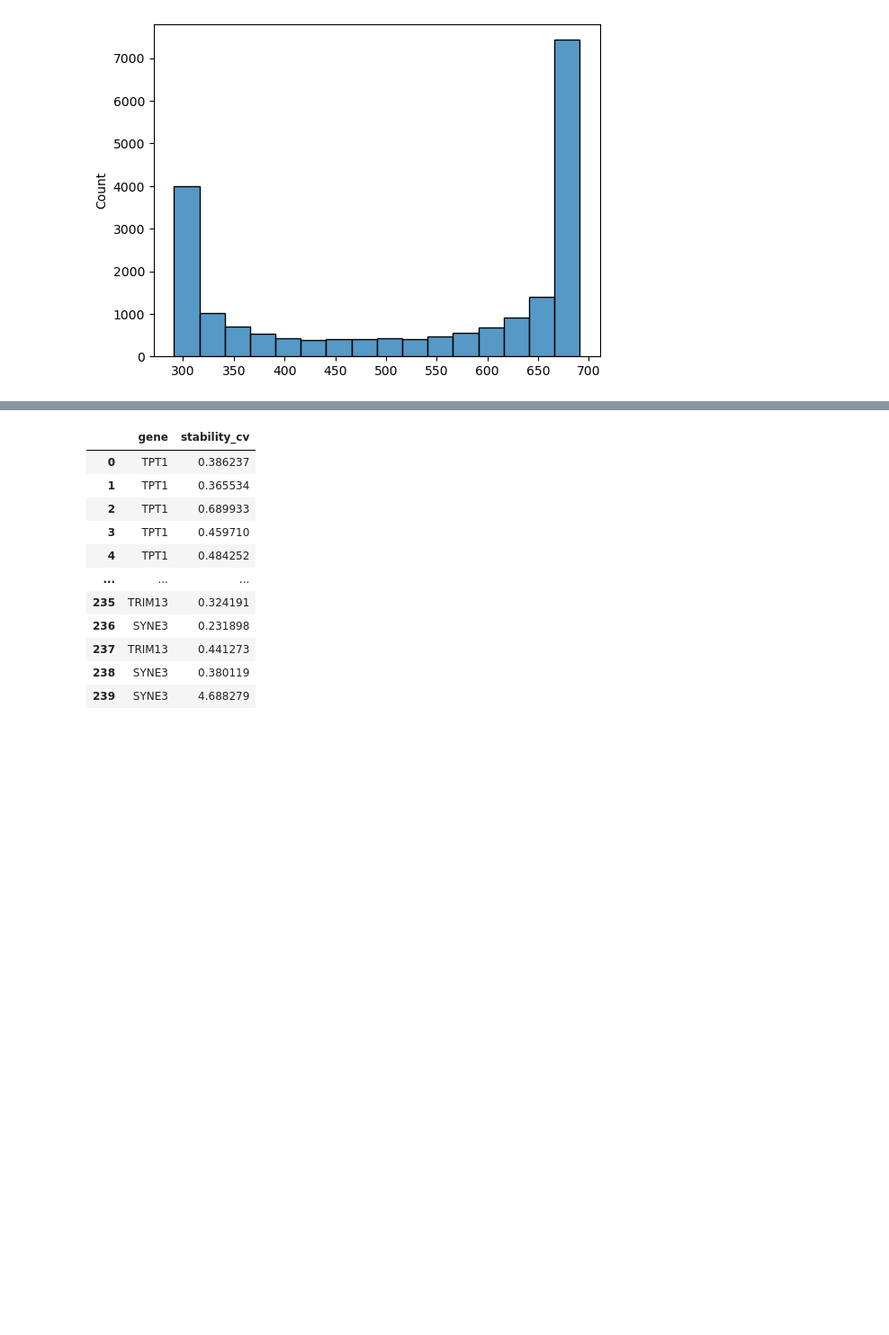
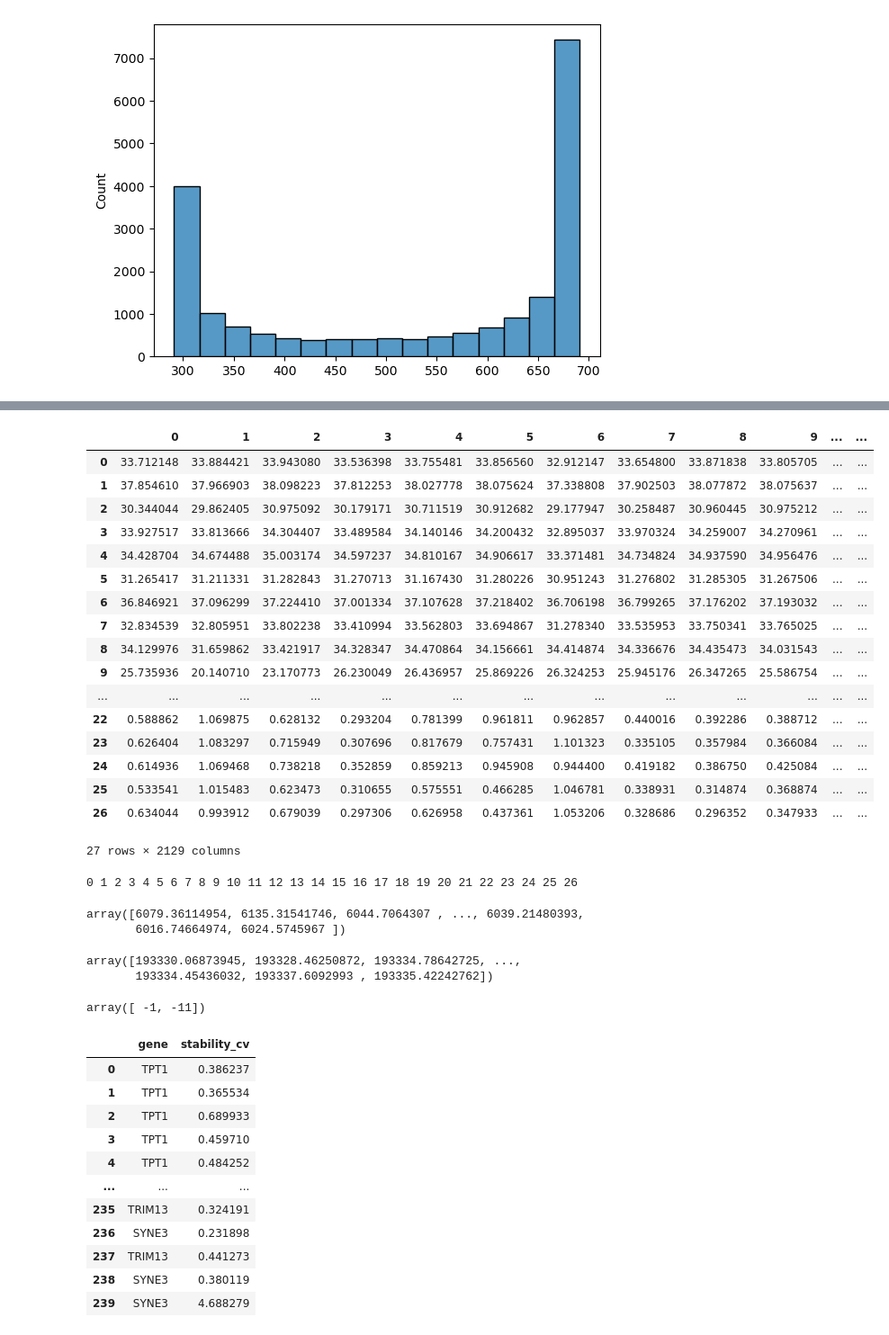
Before and after one commit to guilhermetabordaribas/housekeepingMinerPy, a Jupyter notebook: testing_pkg_hkgMiner.ipynb, the cells around one changed output, grey strips where cells are left out. Shown: that part at 90% size. Cells and saved outputs as stored; diff of their text form; code cells hidden in the pictures; blank space fills up the shorter version.

```diff
--- a/testing_pkg_hkgMiner.ipynb
+++ b/testing_pkg_hkgMiner.ipynb
@@ -94,3 +171,5 @@ import tempfile
 import itertools
 from scipy.spatial.distance import squareform
 from sklearn.metrics import pairwise_distances
+# %%
+adata = adata[:, :5]
@@ -97,3 +220,24 @@ from sklearn.metrics import pairwise_distances
+# %%
+(pd.DataFrame(df_std_) / pd.DataFrame(df_mean_))#.mean(axis=0).sort_values()
+# %% [output]
+|  | 0 | 1 | 2 | 3 | 4 | 5 | 6 | 7 | 8 | 9 | ... | ... |
+| 0 | 33.712148 | 33.884421 | 33.943080 | 33.536398 | 33.755481 | 33.856560 | 32.912147 | 33.654800 | 33.871838 | 33.805705 | ... | ... |
+| 1 | 37.854610 | 37.966903 | 38.098223 | 37.812253 | 38.027778 | 38.075624 | 37.338808 | 37.902503 | 38.077872 | 38.075637 | ... | ... |
+| 2 | 30.344044 | 29.862405 | 30.975092 | 30.179171 | 30.711519 | 30.912682 | 29.177947 | 30.258487 | 30.960445 | 30.975212 | ... | ... |
+| 3 | 33.927517 | 33.813666 | 34.304407 | 33.489584 | 34.140146 | 34.200432 | 32.895037 | 33.970324 | 34.259007 | 34.270961 | ... | ... |
+| 4 | 34.428704 | 34.674488 | 35.003174 | 34.597237 | 34.810167 | 34.906617 | 33.371481 | 34.734824 | 34.937590 | 34.956476 | ... | ... |
+| 5 | 31.265417 | 31.211331 | 31.282843 | 31.270713 | 31.167430 | 31.280226 | 30.951243 | 31.276802 | 31.285305 | 31.267506 | ... | ... |
+| 6 | 36.846921 | 37.096299 | 37.224410 | 37.001334 | 37.107628 | 37.218402 | 36.706198 | 36.799265 | 37.176202 | 37.193032 | ... | ... |
+| 7 | 32.834539 | 32.805951 | 33.802238 | 33.410994 | 33.562803 | 33.694867 | 31.278340 | 33.535953 | 33.750341 | 33.765025 | ... | ... |
+| 8 | 34.129976 | 31.659862 | 33.421917 | 34.328347 | 34.470864 | 34.156661 | 34.414874 | 34.336676 | 34.435473 | 34.031543 | ... | ... |
+| 9 | 25.735936 | 20.140710 | 23.170773 | 26.230049 | 26.436957 | 25.869226 | 26.324253 | 25.945176 | 26.347265 | 25.586754 | ... | ... |
+| ... | ... | ... | ... | ... | ... | ... | ... | ... | ... | ... | ... | ... |
+| 22 | 0.588862 | 1.069875 | 0.628132 | 0.293204 | 0.781399 | 0.961811 | 0.962857 | 0.440016 | 0.392286 | 0.388712 | ... | ... |
+| 23 | 0.626404 | 1.083297 | 0.715949 | 0.307696 | 0.817679 | 0.757431 | 1.101323 | 0.335105 | 0.357984 | 0.366084 | ... | ... |
+| 24 | 0.614936 | 1.069468 | 0.738218 | 0.352859 | 0.859213 | 0.945908 | 0.944400 | 0.419182 | 0.386750 | 0.425084 | ... | ... |
+| 25 | 0.533541 | 1.015483 | 0.623473 | 0.310655 | 0.575551 | 0.466285 | 1.046781 | 0.338931 | 0.314874 | 0.368874 | ... | ... |
+| 26 | 0.634044 | 0.993912 | 0.679039 | 0.297306 | 0.626958 | 0.437361 | 1.053206 | 0.328686 | 0.296352 | 0.347933 | ... | ... |
+27 rows × 2129 columns
 # %%
 cols_ = []
 idx_ = []
@@ -103,18 +247,27 @@ df_mean_ = []
 df_std_ = []
 j = 0
 groups = adata.obs[groups_col].unique()
-for gc in groups:
+for k,gc in enumerate(groups):
+    print(k, end=' ')
     idx = np.where(adata.obs[groups_col]==gc)
     mean_X_ = []
     std_X_ = []
     for i in range(X_.shape[1]):
-        mean_X_.extend(np.mean(X_[idx,i:] - X_[idx,i,None], axis=1)[0])
-        std_X_.extend(np.std(X_[idx,i:] - X_[idx,i,None], axis=1)[0])
+        mean_X_.extend(np.mean(X_[idx,i:] - X_[idx,i,None], axis=1)[0].astype(str))
+        std_X_.extend(np.std(X_[idx,i:] - X_[idx,i,None], axis=1)[0].astype(str))
         if j == 0:
             cols_.extend([','.join(p) for p in itertools.product([adata.var.index[i]],adata.var[i:].index)])
     j+=1
-    df_mean_.append(mean_X_)
-    df_std_.append(std_X_)
-aux = pd.DataFrame(df_std_, columns=cols_, index=groups)/pd.DataFrame(df_mean_, columns=cols_, index=groups)
+
+    if k == 0:
+        with open('/mnt/d/housekeeping_genes/test_stb_mean.csv', 'w') as f:
+            f.write('\t'.join(cols_)+'\n')
+    with open('/mnt/d/housekeeping_genes/test_stb_mean.csv', 'a') as f:
+        f.write('\t'.join(mean_X_)+'\n')
+#     df_mean_.append(mean_X_)
+#     df_std_.append(std_X_)
+# aux = pd.DataFrame(df_std_, columns=cols_, index=groups)/pd.DataFrame(df_mean_, columns=cols_, index=groups)
 # del(df_std_)
 # del(df_mean_)
+# %% [output]
+0 1 2 3 4 5 6 7 8 9 10 11 12 13 14 15 16 17 18 19 20 21 22 23 24 25 26
@@ -121,3 +276,17 @@ aux = pd.DataFrame(df_std_, columns=cols_, index=groups)/pd.DataFrame(df_mean_,
+# %%
+pairwise_distances(X_.T).mean(axis=0)
+# %% [output]
+array([6079.36114954, 6135.31541746, 6044.7064307 , ..., 6039.21480393,
+       6016.74664974, 6024.5745967 ])
+# %%
+pairwise_distances(X_.T).std(axis=0)
+# %% [output]
+array([193330.06873945, 193328.46250872, 193334.78642725, ...,
+       193334.45436032, 193337.6092993 , 193335.42242762])
+# %%
+X_[:,0] - X_[:,1]
+# %% [output]
+array([ -1, -11])
 # %%
 aux = pd.DataFrame(df_std_, columns=cols_, index=groups)/pd.DataFrame(df_mean_, columns=cols_, index=groups)
 aux = aux[[c for c in aux.columns if (len(set(c.split(',')))>1)]].abs()
```
Also changed, not shown: parts of 14 cells of this notebook, 2 other files.
